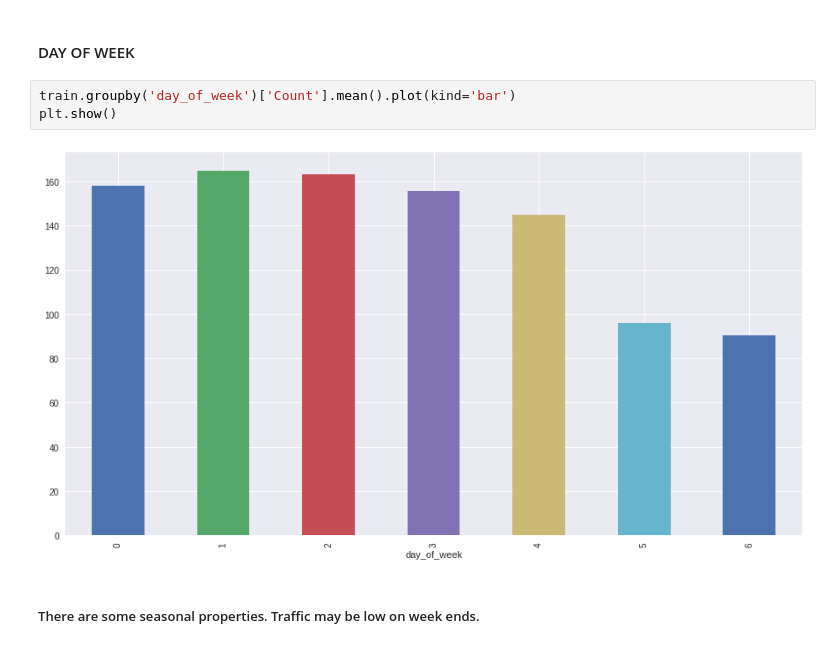
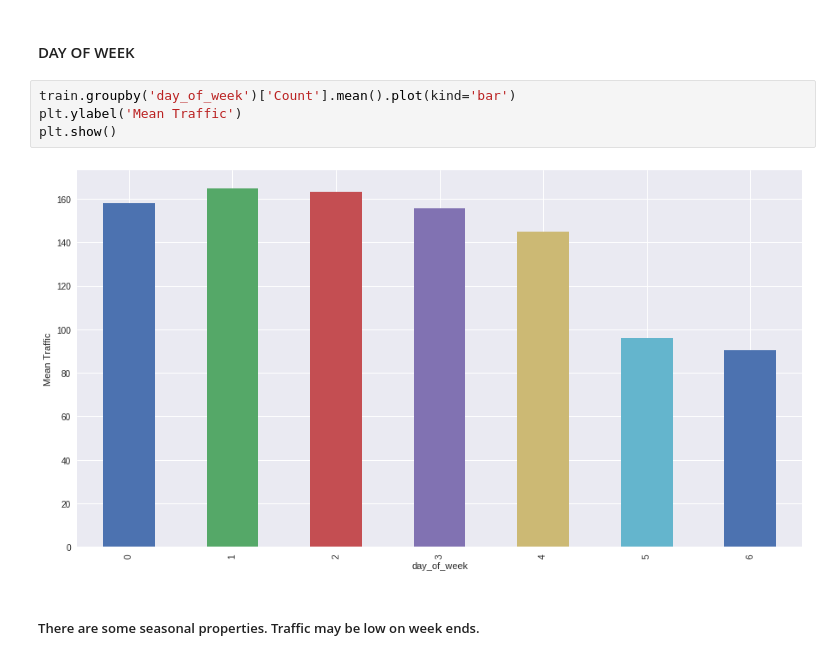
Before and after one commit to shreyas-kalmegh/time-series-AV, a Jupyter notebook: timeSeries.ipynb, the cells around one changed output. Saved outputs shown, nothing was run; the diff lists cells and outputs as text.

```diff
--- a/timeSeries.ipynb
+++ b/timeSeries.ipynb
@@ -135,9 +137,10 @@ plt.show()
 #### DAY OF WEEK
 # %%
 train.groupby('day_of_week')['Count'].mean().plot(kind='bar')
+plt.ylabel('Mean Traffic')
 plt.show()
 # %% [output]
-[figure, old version]
+[figure, new version]
 # %% [markdown]
 ##### There are some seasonal properties. Traffic may be low on week ends.
 # %% [markdown]
```
Also changed, not shown: parts of 24 cells of this notebook.
